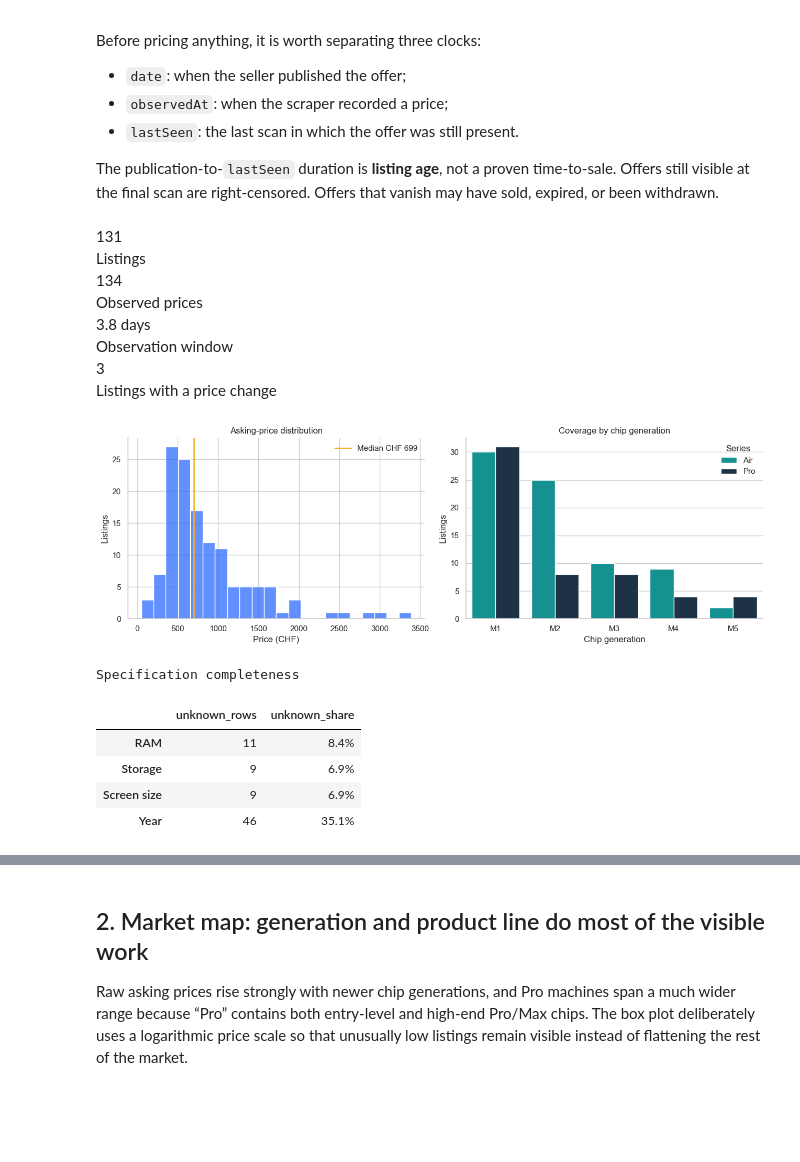
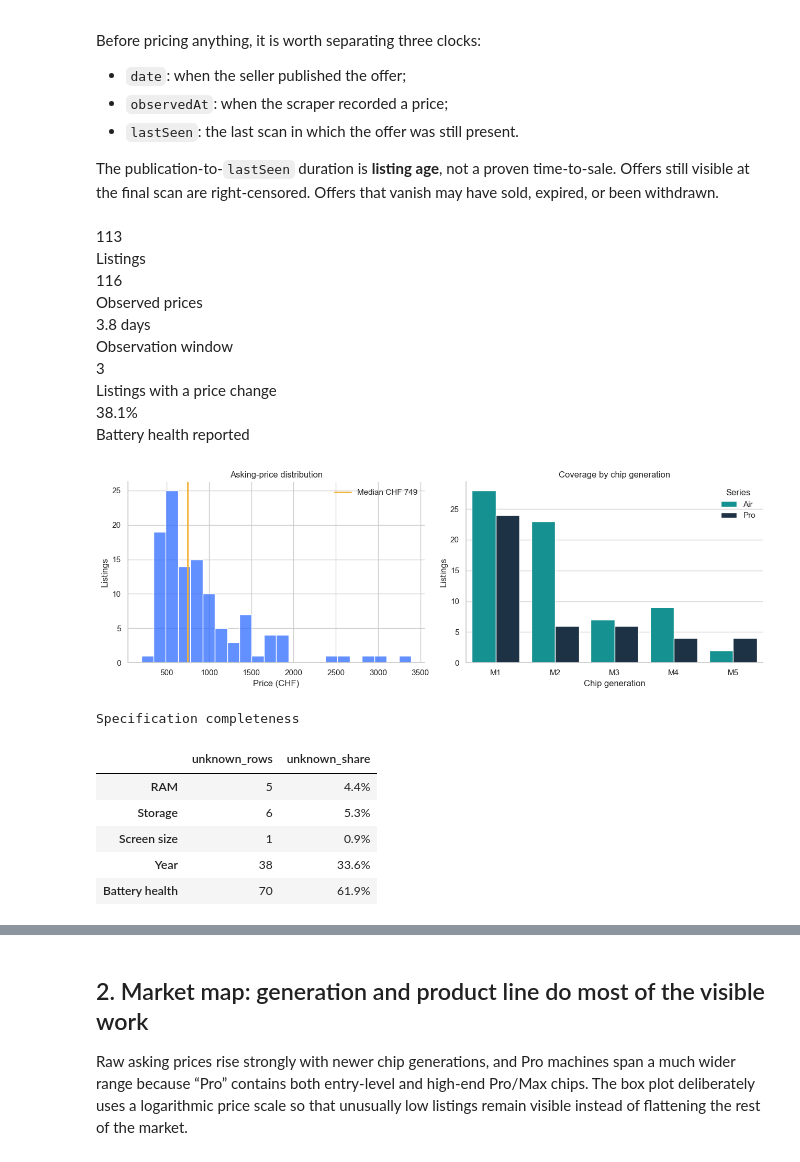
Before and after one commit to Robin789-ch/anibis-scraper, a Jupyter notebook: Price_analysis.ipynb, the cells around one changed output, grey strips where cells are left out. Saved outputs shown, nothing was run; the diff lists cells and outputs as text; code cells hidden in the pictures; blank space fills up the shorter version.

```diff
--- a/Price_analysis.ipynb
+++ b/Price_analysis.ipynb
@@ -8,7 +8,8 @@ cnx = sqlite3.connect('offers.sqlite3')
 df_parsed = pd.read_sql_query("SELECT * FROM parsed", cnx)
 df_parsed = df_parsed[
     (df_parsed['serie'] != "Other")
-    & (df_parsed['generationCPU'] != "Other")]
+    & (df_parsed['generationCPU'] != "Other")
+    & (df_parsed['damaged'] == 0)]
 
 target_set = set(df_parsed['listingID'])
 
@@ -117,7 +118,7 @@ display(HTML('''
 # Analysis copy: normalize equivalent storage labels without changing the source frames.
 market = df_market.copy()
 market["storageGB"] = pd.to_numeric(market["storageSize"], errors="coerce").replace({500: 512, 1000: 1024, 2000: 2048})
-for column in ["RAM", "screenSize", "year", "price"]:
+for column in ["RAM", "screenSize", "year", "batteryHealth", "price"]:
     market[column] = pd.to_numeric(market[column], errors="coerce")
 market = market.loc[market["price"].gt(0)].copy()
 market["listingAgeDays"] = (market["lastSeen"] - market["date"]).dt.total_seconds().div(86400).clip(lower=0)
@@ -134,7 +135,7 @@ The publication-to-`lastSeen` duration is **listing age**, not a proven time-to-
 # %%
 history_counts = df_prices.groupby("listingID").size()
 changed_ids = df_prices.groupby("listingID")["price"].nunique().gt(1)
-unknown_specs = market[["RAM", "storageGB", "screenSize", "year"]].le(0).mean().mul(100)
+unknown_specs = market[["RAM", "storageGB", "screenSize", "year", "batteryHealth"]].le(0).mean().mul(100)
 window_days = (df_prices["observedAt"].max() - df_prices["observedAt"].min()).total_seconds() / 86400
 
 metric_cards([
@@ -142,44 +143,48 @@ metric_cards([
     ("Observed prices", f"{len(df_prices):,}"),
     ("Observation window", f"{window_days:.1f} days"),
     ("Listings with a price change", f"{changed_ids.sum():,}"),
+    ("Battery health reported", f"{market['batteryHealth'].gt(0).mean():.1%}"),
 ])
 
 fig, axes = plt.subplots(1, 2, figsize=(13, 4.5))
 sns.histplot(market["price"], bins=22, color=COLORS["blue"], edgecolor="white", ax=axes[0])
 axes[0].axvline(market["price"].median(), color=COLORS["gold"], lw=2, label=f"Median CHF {market['price'].median():,.0f}")
 axes[0].set(title="Asking-price distribution", xlabel="Price (CHF)", ylabel="Listings")
 axes[0].legend(frameon=False)
 
 sns.countplot(data=market, x="generationCPU", hue="serie", order=GEN_ORDER, palette=[COLORS["teal"], COLORS["ink"]], ax=axes[1])
 axes[1].set(title="Coverage by chip generation", xlabel="Chip generation", ylabel="Listings")
 axes[1].legend(title="Series", frameon=False)
 sns.despine()
 plt.tight_layout()
 plt.show()
 
 quality = pd.DataFrame({
-    "unknown_rows": [int(market[c].le(0).sum()) for c in ["RAM", "storageGB", "screenSize", "year"]],
-    "unknown_share": [market[c].le(0).mean() for c in ["RAM", "storageGB", "screenSize", "year"]],
-}, index=["RAM", "Storage", "Screen size", "Year"])
+    "unknown_rows": [int(market[c].le(0).sum()) for c in ["RAM", "storageGB", "screenSize", "year", "batteryHealth"]],
+    "unknown_share": [market[c].le(0).mean() for c in ["RAM", "storageGB", "screenSize", "year", "batteryHealth"]],
+}, index=["RAM", "Storage", "Screen size", "Year", "Battery health"])
 display(quality.style.format({"unknown_share": "{:.1%}"}).set_caption("Specification completeness"))
 
 display(HTML(
     f"<div class='callout'><b>Coverage warning.</b> {int((history_counts == 1).sum())} of {len(history_counts)} listings "
     f"have only one recorded price. Price trajectories therefore cannot yet carry much weight.</div>"
 ))
 # %% [output]
-131
+113
 Listings
-134
+116
 Observed prices
 3.8 days
 Observation window
 3
 Listings with a price change
+38.1%
+Battery health reported
-[figure, old version]
+[figure, new version]
 Specification completeness
 |  | unknown_rows | unknown_share |
-| RAM | 11 | 8.4% |
-| Storage | 9 | 6.9% |
-| Screen size | 9 | 6.9% |
-| Year | 46 | 35.1% |
+| RAM | 5 | 4.4% |
+| Storage | 6 | 5.3% |
+| Screen size | 1 | 0.9% |
+| Year | 38 | 33.6% |
+| Battery health | 70 | 61.9% |
```
Also changed, not shown: parts of 12 cells of this notebook, 1 other file.
